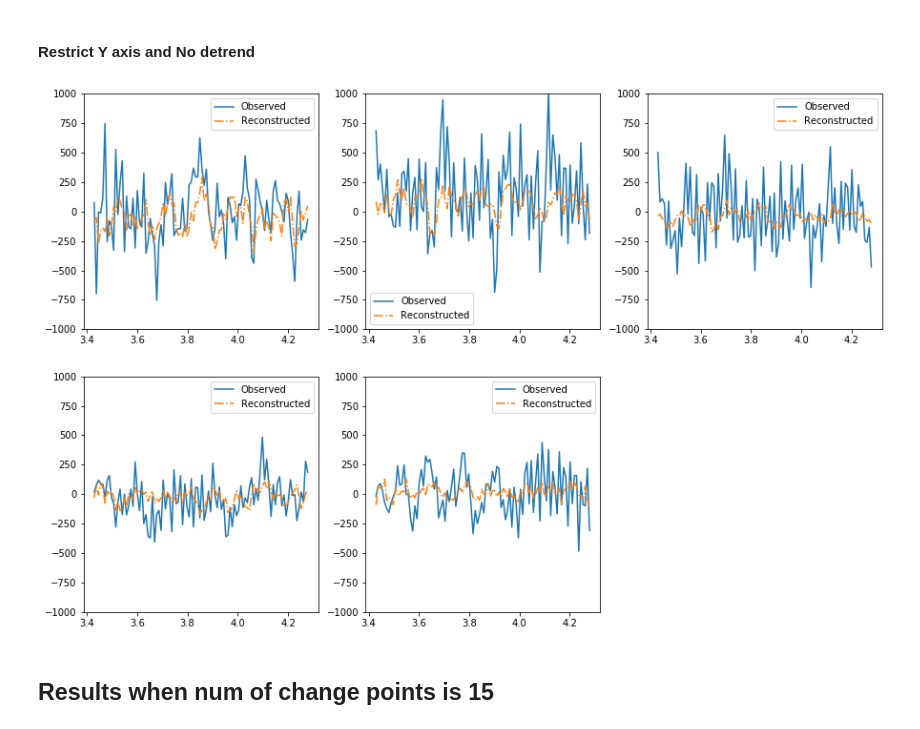
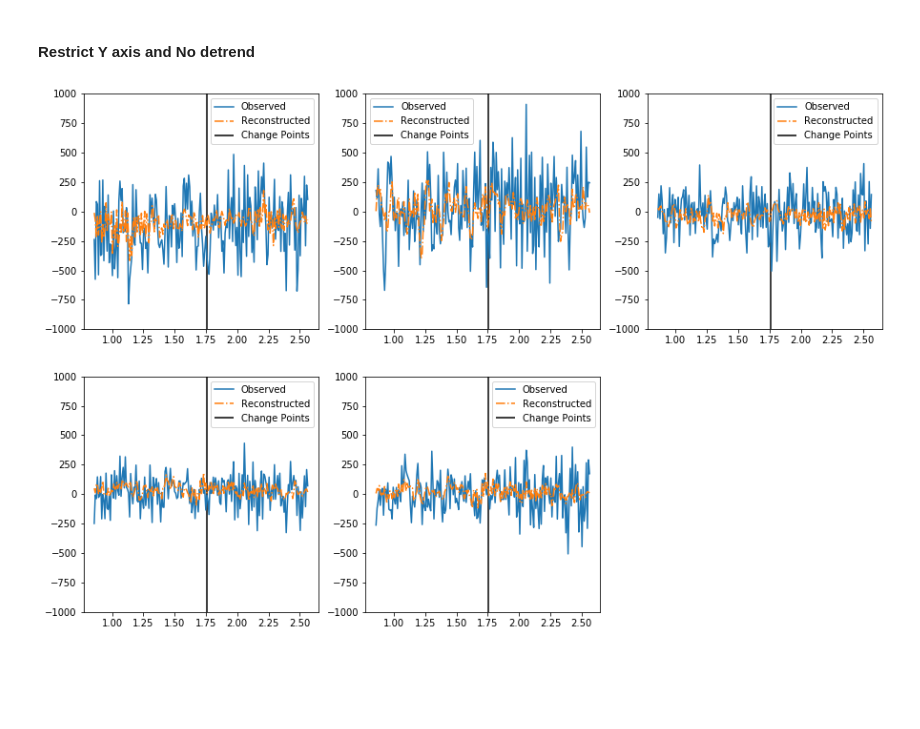
Before and after one commit to JINhuaqing/TVDN-simu, a Jupyter notebook: realdata/MEG1HPFRankTuning.ipynb, the cells around one changed output. Drawn from its saved outputs; the diff is of its cells as text; code cells hidden in the pictures; blank space fills up the shorter version.

```diff
--- a/realdata/MEG1HPFRankTuning.ipynb
+++ b/realdata/MEG1HPFRankTuning.ipynb
@@ -843,10 +793,0 @@ for i, idx, in enumerate(idxs):
-# %%
-diff = (RecCur1 - RecCur2)
-low = 0
-up = 7000
-plt.figure(figsize=[15, 5*2])
-for i, idx, in enumerate(idxs):
-    plt.subplot(2, 3, i+1)
-    #plt.ylim([-150, 150])
-    plt.plot(MEGBspDet.ptime[low:up], diff[idx, low:up], "-.", label="difference on Reconstructed Curve")
-    plt.legend()
@@ -855,10 +793,0 @@ for i, idx, in enumerate(idxs):
-# %%
-lamDiff = (Lams1 - Lams2).real
-low = 0
-up = 7000
-plt.figure(figsize=[15, 5*2])
-for i in range(6):
-    plt.subplot(2, 3, i+1)
-    #plt.ylim([-150, 150])
-    plt.plot(MEGBspDet.ptime[low:up], lamDiff[i, low:up], "-.", label="difference on lambda curves")
-    plt.legend()
@@ -869,4 +793,0 @@ Difference of the A matrix
-# %%
-tStep = np.diff(MEGBspDet.time)[0]
-i = 0
-(Amats1[i] - Amats2[i]).dot(MEGBspDet.Xmat[:, i]) * tStep
@@ -894,8 +805,9 @@ array([  2.69398152-8.33580704e-14j,  -2.87895866-3.42572578e-14j,
 The model is $X_t = A(t)X_{t-1}$
 # %%
 MEGBspDetNM = TVDNDetect1(Ymat=hpfMEGEdgeRM[:, :-1], ReconXmat=ReconXmatNewBspStepNM, numStep=1,
-                        saveDir=None, dataType="MEG", Lmin=60, downRate=20, fct=1, T=2,
-                        fName="subj1_HPF_EdgeRM_6", r=10, kappa=2.65, freq=60, lamb=1e-6, decimateRate=None, is_detrend=True)
+                        saveDir=None, dataType="MEG", Lmin=60, downRate=20, fct=1, T=2, MaxM=40,
+                        fName="subj1_HPF_EdgeRM_6", r=10, kappa=2.65, freq=120, lamb=1e-6,
+                          decimateRate=None, is_detrend=True)
 # %% [output]
 The parameters for detection are:
 {'Lmin': 60,
@@ -1001,18 +899,20 @@ array([13, 57, 24, 12, 42])
 # %% [markdown]
 #### Restrict Y axis and No detrend
 # %%
-low = 400
-up = 500
+low = 100
+up = 300
+ecpts = MEGBspDetNM.ecpts
+ecpts = ecpts[ecpts>=low]
+ecpts = ecpts[ecpts<=up]
+ecpts = ecpts - low
+ecpts = ecpts.astype(np.int)
 plt.figure(figsize=[15, 5*2])
 for i, idx, in enumerate(idxs):
     plt.subplot(2, 3, i+1)
     plt.ylim([-1000, 1000])
     plt.plot(MEGBspDetNM.ptime[low:up], MEGBspDetNM.nYmat[idx, low:up], "-", label="Observed")
     plt.plot(MEGBspDetNM.ptime[low:up], MEGBspDetNM.RecResCur.EstXmatRealOrg[idx, low:up], "-.", label="Reconstructed")
-    #plt.plot(MEGBspDetNM.ptime[low:up], MEGBspDetNM.Xmat[idx, low:up], "r--", label="B-spline Estimator")
-    #plt.vlines(MEGBspDetNM.ptime[low:up][32], ymin=-1000, ymax=1000, label="change")
+    plt.vlines(MEGBspDetNM.ptime[low:up][ecpts], ymin=-1000, ymax=1000, label="Change Points")
     plt.legend()
 # %% [output]
-[figure, old version]
+[figure, new version]
-# %% [markdown]
-## Results when num of change points is 15
```
Also changed, not shown: parts of 64 cells of this notebook, 1 other file.
